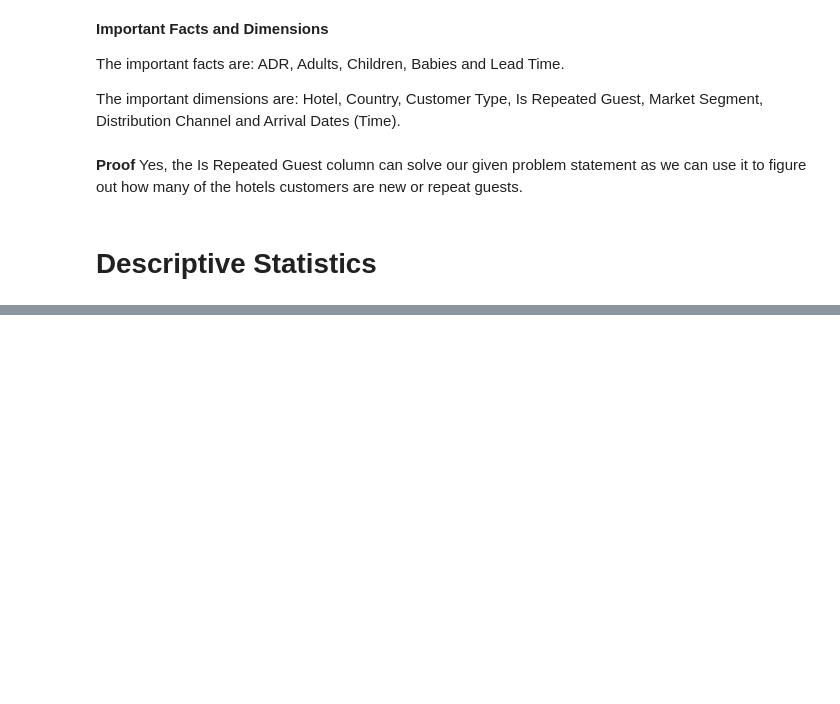
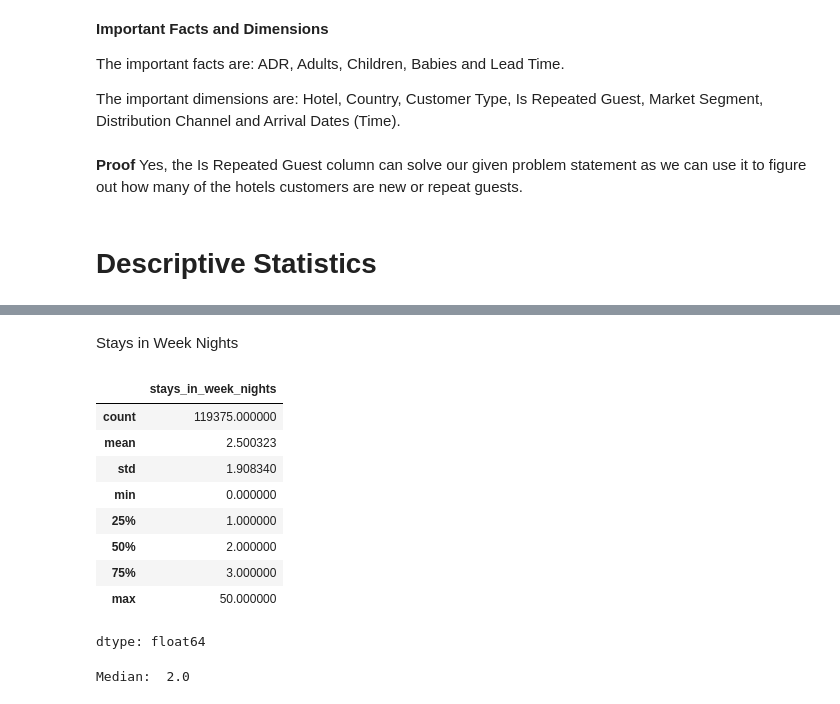
Before and after one commit to Kekkles1/BI-Colab, a Jupyter notebook: BI Assignment.ipynb, the cells around one changed output, grey strips where cells are left out. Drawn from its saved outputs; the diff is of its cells as text; code cells hidden in the pictures; blank space fills up the shorter version.

```diff
--- a/BI Assignment.ipynb
+++ b/BI Assignment.ipynb
@@ -82,0 +135,19 @@ df.head()
+# %% [markdown]
+Stays in Week Nights
+# %%
+df['stays_in_week_nights'].describe()
+# %% [output]
+|  | stays_in_week_nights |
+| count | 119375.000000 |
+| mean | 2.500323 |
+| std | 1.908340 |
+| min | 0.000000 |
+| 25% | 1.000000 |
+| 50% | 2.000000 |
+| 75% | 3.000000 |
+| max | 50.000000 |
+dtype: float64
+# %%
+print("Median: ", df['stays_in_week_nights'].median())
+# %% [output]
+Median:  2.0
```
Also changed, not shown: parts of 34 cells of this notebook.
